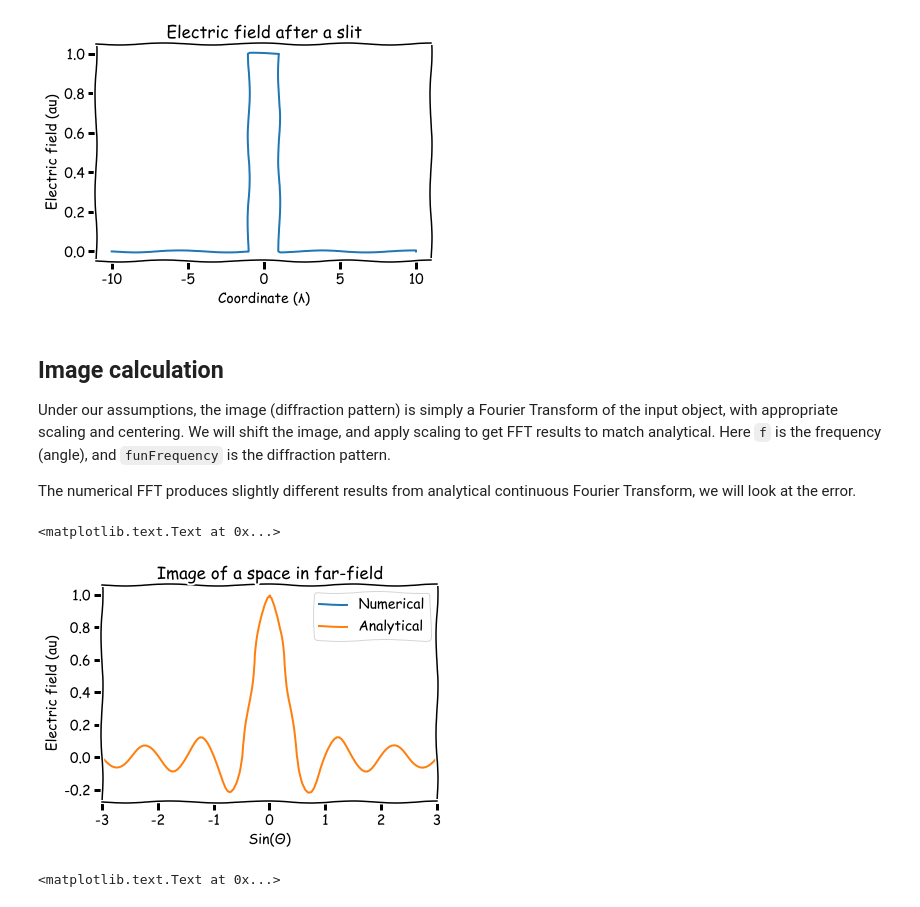
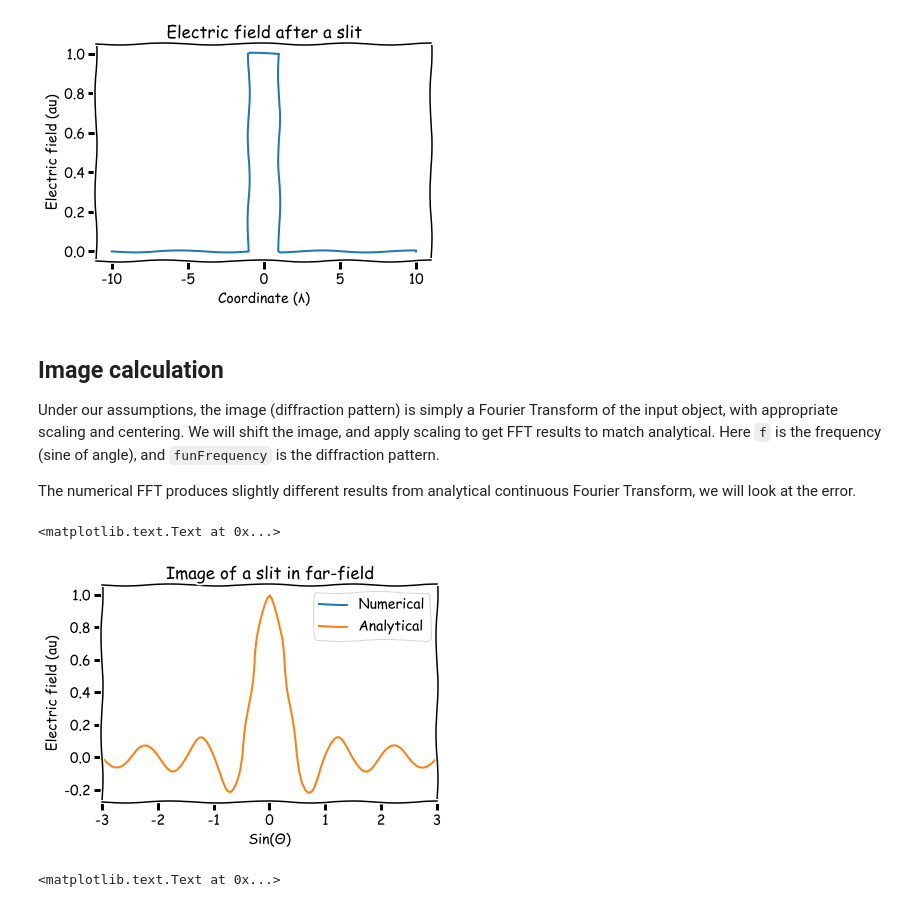
Before and after one commit to bourov/litho, a Jupyter notebook: Optics Demo.ipynb, the cells around one changed output. Drawn from its saved outputs; the diff is of its cells as text; code cells hidden in the pictures.

```diff
--- a/Optics Demo.ipynb
+++ b/Optics Demo.ipynb
@@ -38,7 +41,7 @@ from numpy.fft import fft, fftshift, fftfreq
 # %% [markdown]
 ## Image calculation
 
-Under our assumptions, the image (diffraction pattern) is simply a Fourier Transform of the input object, with appropriate scaling and centering.  We will shift the image, and apply scaling to get FFT results to match analytical.  Here `f` is the frequency (angle), and `funFrequency` is the diffraction pattern.
+Under our assumptions, the image (diffraction pattern) is simply a Fourier Transform of the input object, with appropriate scaling and centering.  We will shift the image, and apply scaling to get FFT results to match analytical.  Here `f` is the frequency (sine of angle), and `funFrequency` is the diffraction pattern.
 
 The numerical FFT produces slightly different results from analytical continuous Fourier Transform, we will look at the error.
 # %%
@@ -50,14 +53,14 @@ funFrequencyAnalytical = np.sinc( f * halfSpace * 2 )
 # %%
 plt.plot(f, np.real(funFrequency) )
 plt.plot(f, funFrequencyAnalytical )
 plt.legend( ['Numerical','Analytical'])
-plt.title('Image of a space in far-field')
+plt.title('Image of a slit in far-field')
 plt.xlim(  [-3,3])
 plt.xlabel('Sin(Θ)')
 plt.ylabel("Electric field (au)")
 # %% [output]
 <matplotlib.text.Text at 0x...>
-[figure, old version]
+[figure, new version]
 # %%
 error = np.real(funFrequency) - funFrequencyAnalytical
 plt.plot(f, error/max(funFrequencyAnalytical))
```
Also changed, not shown: parts of 3 cells of this notebook.
